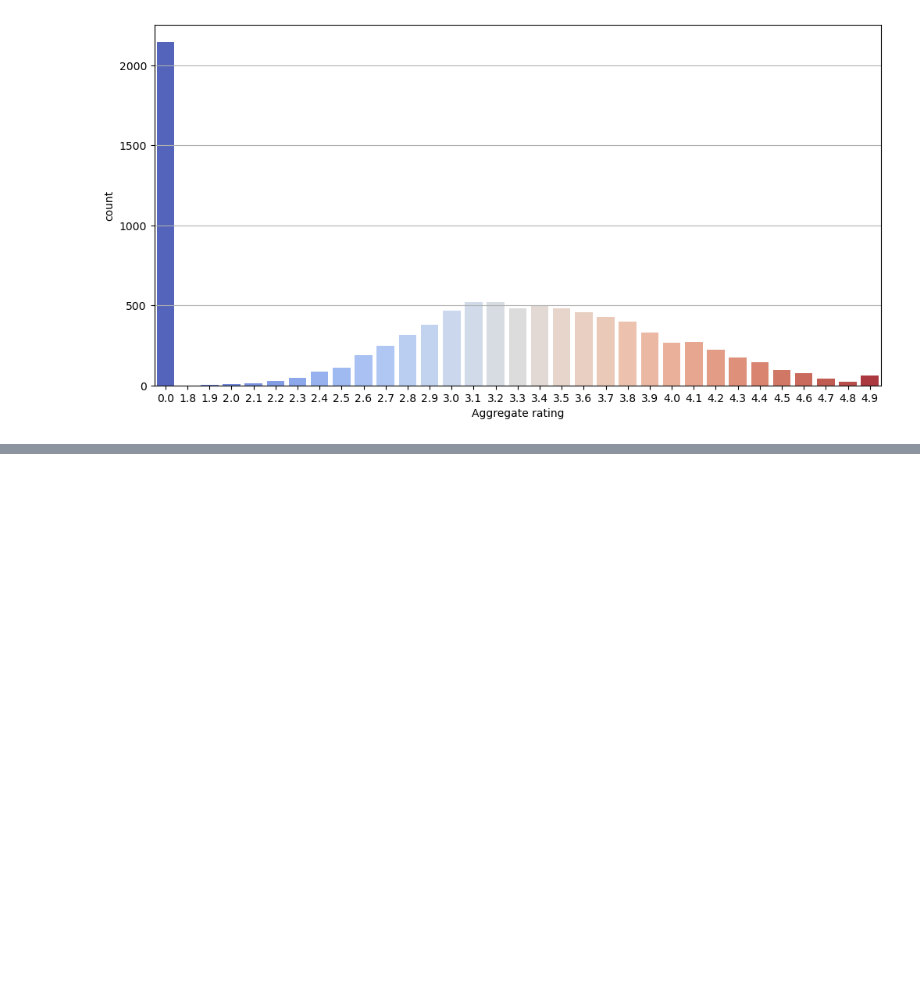
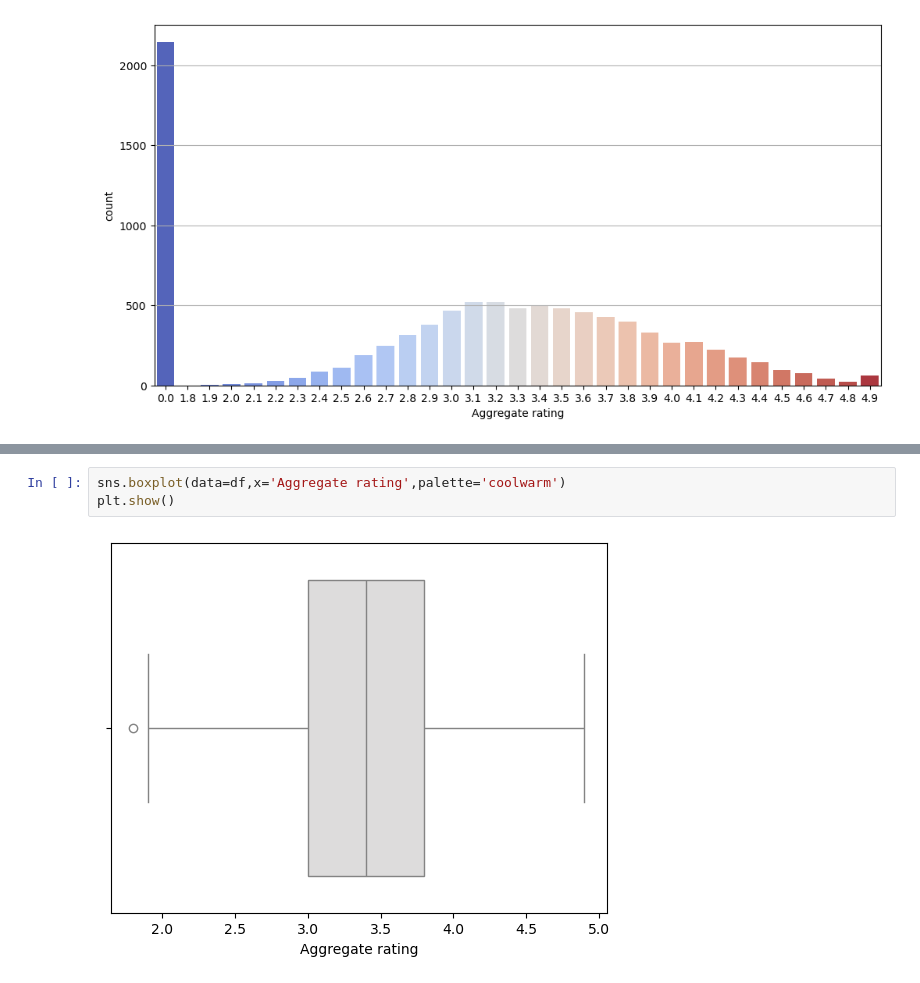
Before and after one commit to rahul-1419/gitVSPython, a Jupyter notebook: Projects/New folder/sheet_4.ipynb, the cells around one changed output, grey strips where cells are left out. Saved outputs shown, nothing was run; the diff lists cells and outputs as text; blank space fills up the shorter version.

```diff
--- a/Projects/New folder/sheet_4.ipynb
+++ b/Projects/New folder/sheet_4.ipynb
@@ -107,0 +131,5 @@ plt.show()
+# %%
+sns.boxplot(data=df,x='Aggregate rating',palette='coolwarm')
+plt.show()
+# %% [output]
+[figure, added]
```
Also changed, not shown: parts of 61 cells of this notebook, 6 other files.
